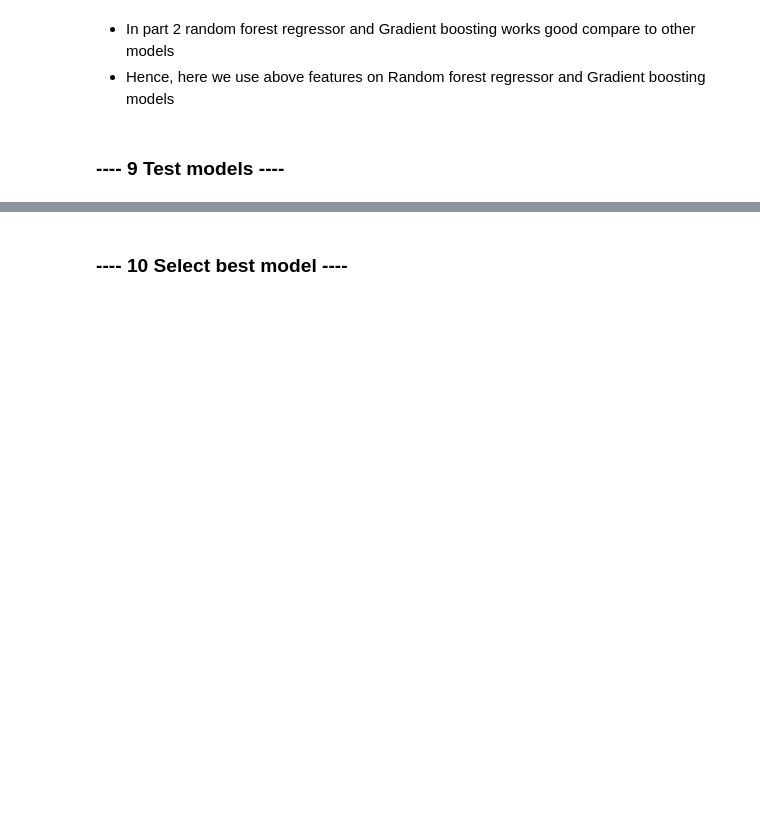
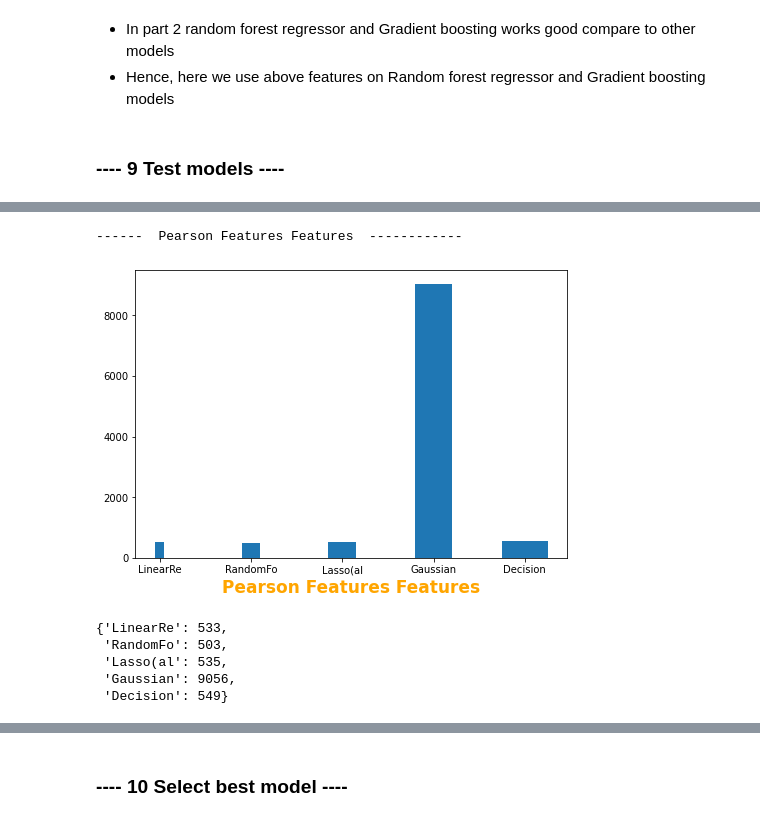
Before and after one commit to GDhasade/SalaryPredictionProject, a Jupyter notebook: First_Portfolio_Project_Version2.ipynb, the cells around one changed output, grey strips where cells are left out. Drawn from its saved outputs; the diff is of its cells as text; code cells hidden in the pictures; blank space fills up the shorter version.

```diff
--- a/First_Portfolio_Project_Version2.ipynb
+++ b/First_Portfolio_Project_Version2.ipynb
@@ -1132,3 +1130,16 @@ Cross Validation Std deviation 0.0
+# %%
+Plot_Graph(PerRMSEValues18Features,'Pearson Features Features')
+# %% [output]
+------  Pearson Features Features  ------------
+[figure, added]
+# %%
+PerRMSEValues18Features
+# %% [output]
+{'LinearRe': 533,
+ 'RandomFo': 503,
+ 'Lasso(al': 535,
+ 'Gaussian': 9056,
+ 'Decision': 549}
 # %%
 #------------ RFE -------------
 RFERMSEValues18Features = run_best_model(SelectedModels, X_RFETrain, Y_RFETrain, X_RFETest)
```
Also changed, not shown: parts of 15 cells of this notebook.
